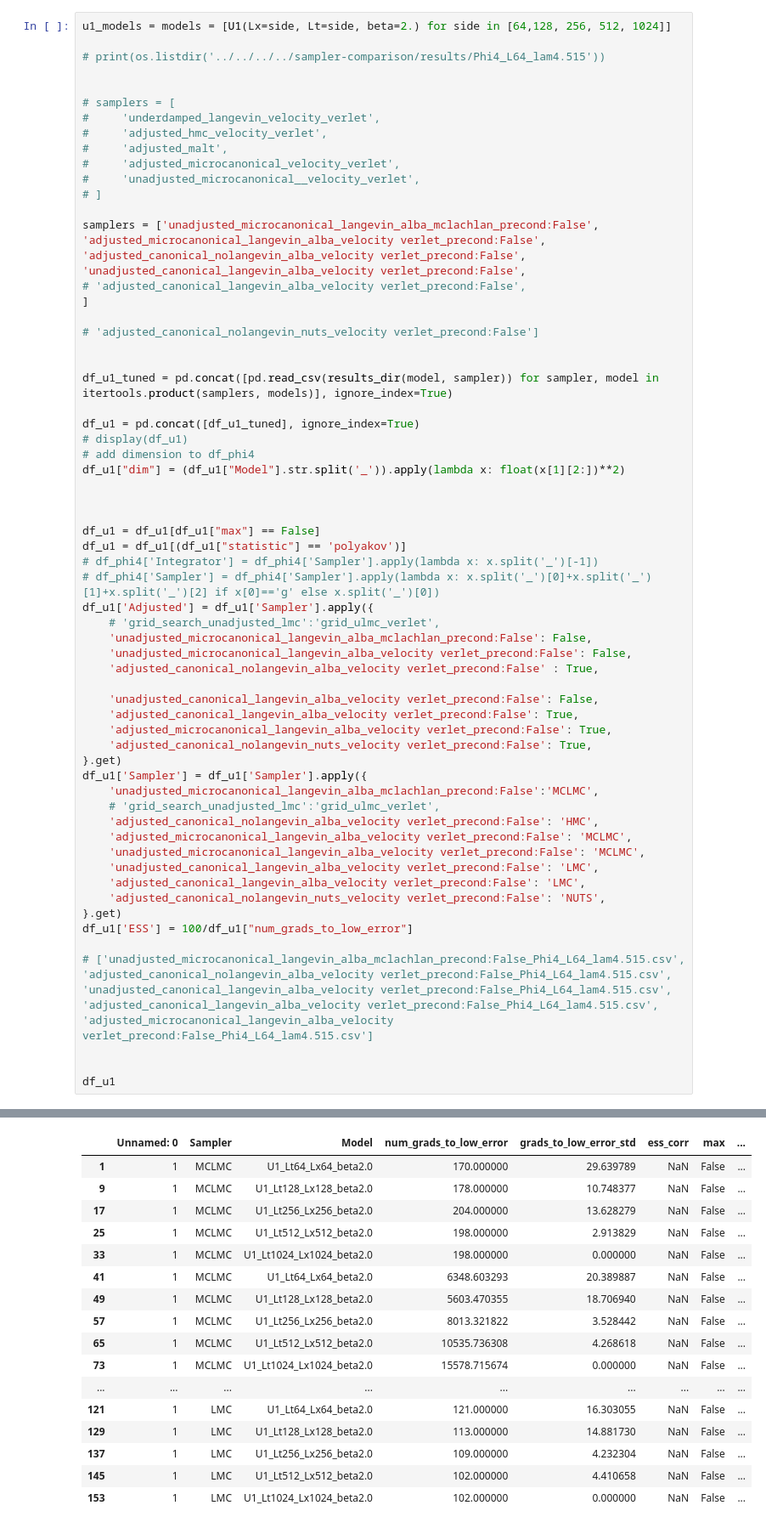
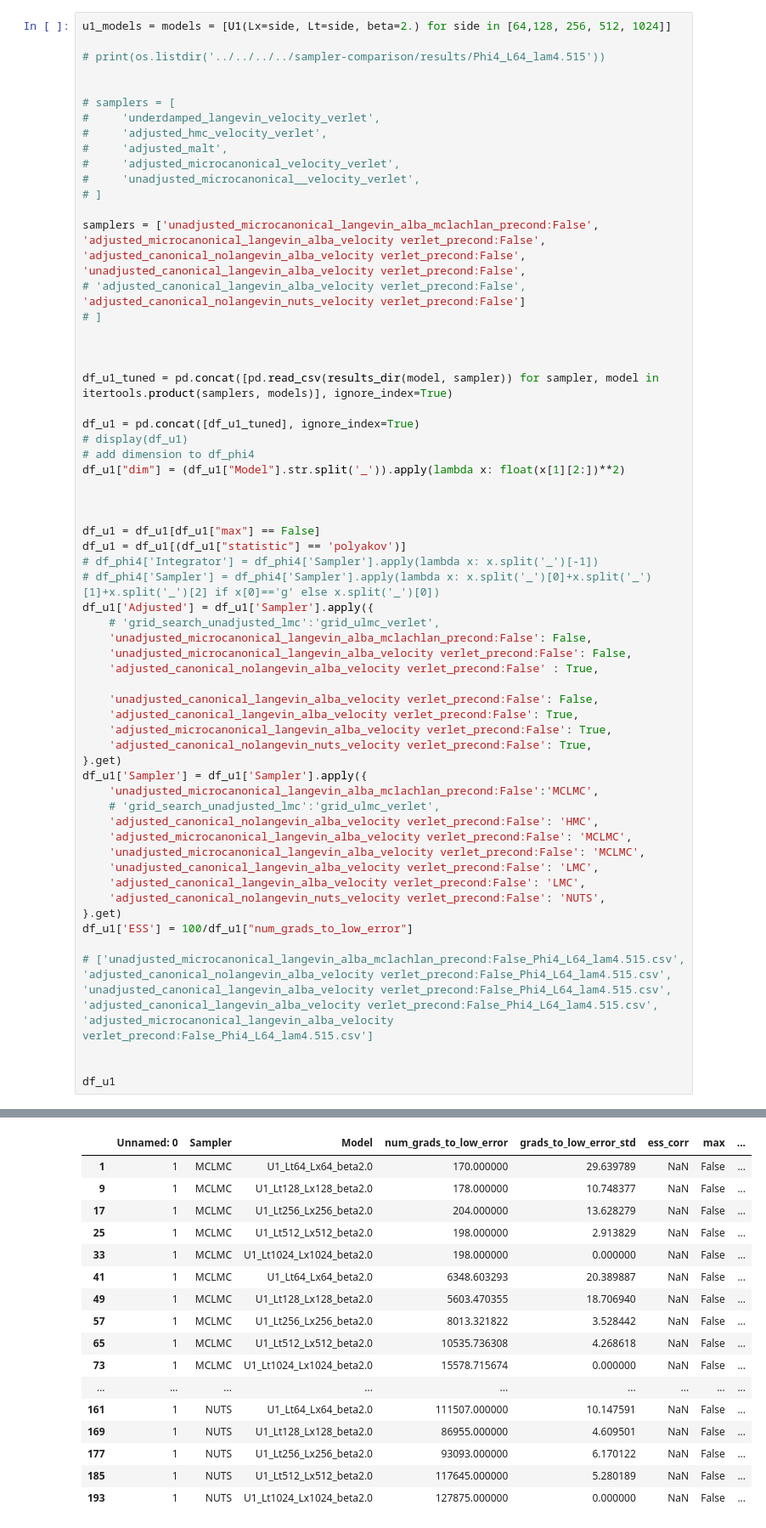
Before and after one commit to reubenharry/sampler-benchmarks, a Jupyter notebook: sampler-comparison/sampler_comparison/experiments/dimensional_scaling/dimensional_scaling.ipynb, the cells around one changed output, grey strips where cells are left out. Shown at 85% size. Drawn from its saved outputs; the diff is of its cells as text.

```diff
--- a/sampler-comparison/sampler_comparison/experiments/dimensional_scaling/dimensional_scaling.ipynb
+++ b/sampler-comparison/sampler_comparison/experiments/dimensional_scaling/dimensional_scaling.ipynb
@@ -270,9 +290,9 @@ samplers = ['unadjusted_microcanonical_langevin_alba_mclachlan_precond:False',
 'adjusted_canonical_nolangevin_alba_velocity verlet_precond:False',
 'unadjusted_canonical_langevin_alba_velocity verlet_precond:False',
 # 'adjusted_canonical_langevin_alba_velocity verlet_precond:False',
-]
+'adjusted_canonical_nolangevin_nuts_velocity verlet_precond:False']
+# ]
 
-# 'adjusted_canonical_nolangevin_nuts_velocity verlet_precond:False']
 
 
 df_u1_tuned = pd.concat([pd.read_csv(results_dir(model, sampler)) for sampler, model in itertools.product(samplers, models)], ignore_index=True)
@@ -329,20 +339,20 @@ df_u1
 |  | Unnamed: 0 | Sampler | Model | num_grads_to_low_error | grads_to_low_error_std | ess_corr | max | ... |
 | 1 | 1 | MCLMC | U1_Lt64_Lx64_beta2.0 | 170.000000 | 29.639789 | NaN | False | ... |
 | 9 | 1 | MCLMC | U1_Lt128_Lx128_beta2.0 | 178.000000 | 10.748377 | NaN | False | ... |
 | 17 | 1 | MCLMC | U1_Lt256_Lx256_beta2.0 | 204.000000 | 13.628279 | NaN | False | ... |
 | 25 | 1 | MCLMC | U1_Lt512_Lx512_beta2.0 | 198.000000 | 2.913829 | NaN | False | ... |
 | 33 | 1 | MCLMC | U1_Lt1024_Lx1024_beta2.0 | 198.000000 | 0.000000 | NaN | False | ... |
 | 41 | 1 | MCLMC | U1_Lt64_Lx64_beta2.0 | 6348.603293 | 20.389887 | NaN | False | ... |
 | 49 | 1 | MCLMC | U1_Lt128_Lx128_beta2.0 | 5603.470355 | 18.706940 | NaN | False | ... |
 | 57 | 1 | MCLMC | U1_Lt256_Lx256_beta2.0 | 8013.321822 | 3.528442 | NaN | False | ... |
 | 65 | 1 | MCLMC | U1_Lt512_Lx512_beta2.0 | 10535.736308 | 4.268618 | NaN | False | ... |
 | 73 | 1 | MCLMC | U1_Lt1024_Lx1024_beta2.0 | 15578.715674 | 0.000000 | NaN | False | ... |
 | ... | ... | ... | ... | ... | ... | ... | ... | ... |
-| 121 | 1 | LMC | U1_Lt64_Lx64_beta2.0 | 121.000000 | 16.303055 | NaN | False | ... |
-| 129 | 1 | LMC | U1_Lt128_Lx128_beta2.0 | 113.000000 | 14.881730 | NaN | False | ... |
-| 137 | 1 | LMC | U1_Lt256_Lx256_beta2.0 | 109.000000 | 4.232304 | NaN | False | ... |
-| 145 | 1 | LMC | U1_Lt512_Lx512_beta2.0 | 102.000000 | 4.410658 | NaN | False | ... |
-| 153 | 1 | LMC | U1_Lt1024_Lx1024_beta2.0 | 102.000000 | 0.000000 | NaN | False | ... |
+| 161 | 1 | NUTS | U1_Lt64_Lx64_beta2.0 | 111507.000000 | 10.147591 | NaN | False | ... |
+| 169 | 1 | NUTS | U1_Lt128_Lx128_beta2.0 | 86955.000000 | 4.609501 | NaN | False | ... |
+| 177 | 1 | NUTS | U1_Lt256_Lx256_beta2.0 | 93093.000000 | 6.170122 | NaN | False | ... |
+| 185 | 1 | NUTS | U1_Lt512_Lx512_beta2.0 | 117645.000000 | 5.280189 | NaN | False | ... |
+| 193 | 1 | NUTS | U1_Lt1024_Lx1024_beta2.0 | 127875.000000 | 0.000000 | NaN | False | ... |
 # %%
 # calculate percentage
 def calculate_percentage(n1, n2):
```
Also changed, not shown: parts of 4 cells of this notebook, 21 other files.
